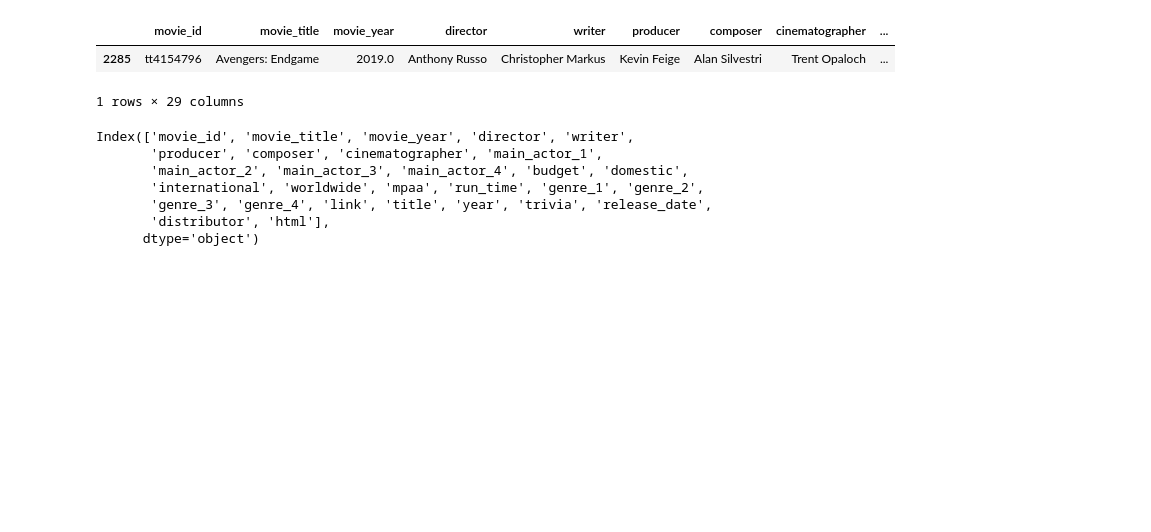
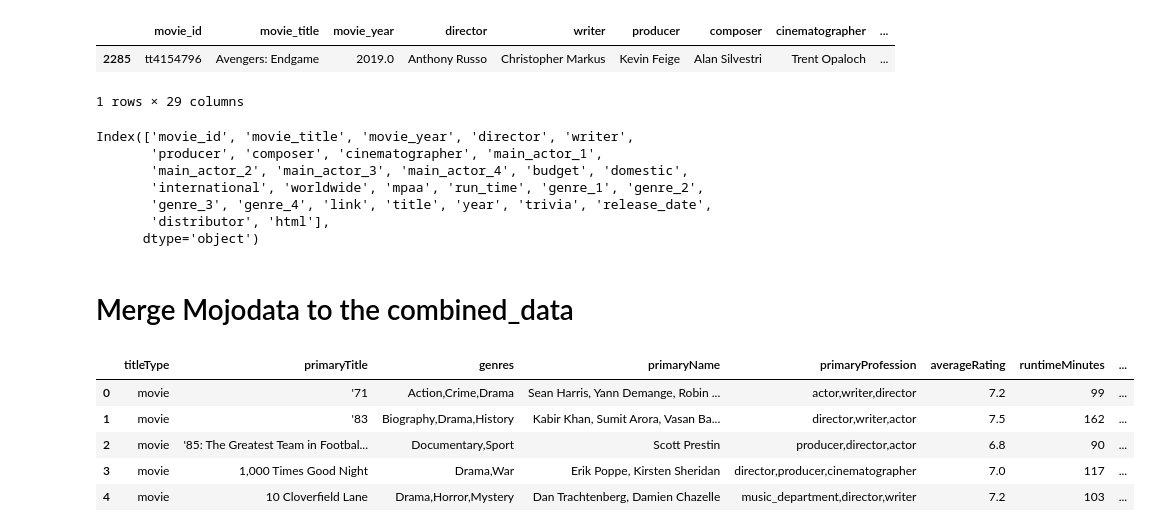
Before and after one commit to shreyashguptas/Analyzing-movie-runtime-performance-before-and-after-COVID-19, a Jupyter notebook: project code.ipynb, the cells around one changed output. Drawn from its saved outputs; the diff is of its cells as text; code cells hidden in the pictures; blank space fills up the shorter version.

```diff
--- a/project code.ipynb
+++ b/project code.ipynb
@@ -719,3 +655,20 @@ Index(['movie_id', 'movie_title', 'movie_year', 'director', 'writer',
        'genre_3', 'genre_4', 'link', 'title', 'year', 'trivia', 'release_date',
        'distributor', 'html'],
       dtype='object')
+# %% [markdown]
+# Merge Mojodata to the combined_data
+# %%
+# To the combined_data merge the mojo_budget_data but just the budget column using the primaryTitle column from combined_data and movie_title column from mojo_budget_data
+new_df = pd.merge(combined_data, Mojo_budget_data[['movie_title', 'budget']], left_on='primaryTitle', right_on='movie_title', how='left')
+
+# Drop movie_title column
+new_df = new_df.drop(['movie_title'], axis=1)
+
+new_df.head()
+# %% [output]
+|  | titleType | primaryTitle | genres | primaryName | primaryProfession | averageRating | runtimeMinutes | ... |
+| 0 | movie | '71 | Action,Crime,Drama | Sean Harris, Yann Demange, Robin ... | actor,writer,director | 7.2 | 99 | ... |
+| 1 | movie | '83 | Biography,Drama,History | Kabir Khan, Sumit Arora, Vasan Ba... | director,writer,actor | 7.5 | 162 | ... |
+| 2 | movie | '85: The Greatest Team in Footbal... | Documentary,Sport | Scott Prestin | producer,director,actor | 6.8 | 90 | ... |
+| 3 | movie | 1,000 Times Good Night | Drama,War | Erik Poppe, Kirsten Sheridan | director,producer,cinematographer | 7.0 | 117 | ... |
+| 4 | movie | 10 Cloverfield Lane | Drama,Horror,Mystery | Dan Trachtenberg, Damien Chazelle | music_department,director,writer | 7.2 | 103 | ... |
```
Also changed, not shown: parts of 30 cells of this notebook.
